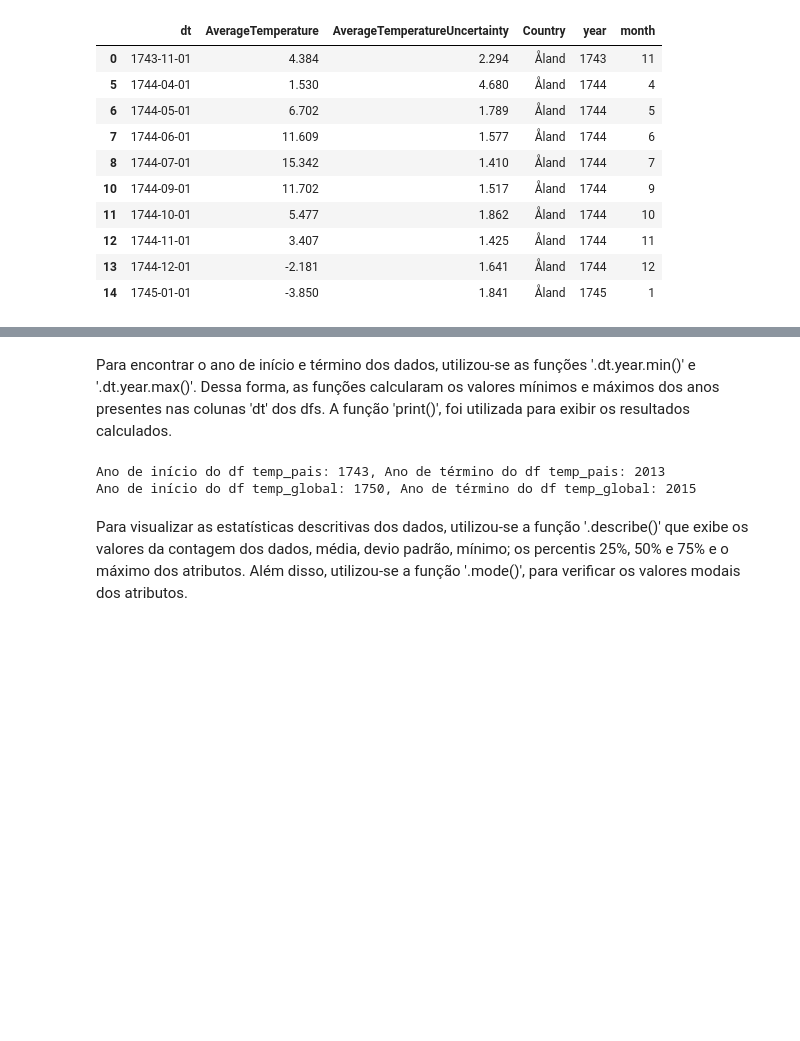
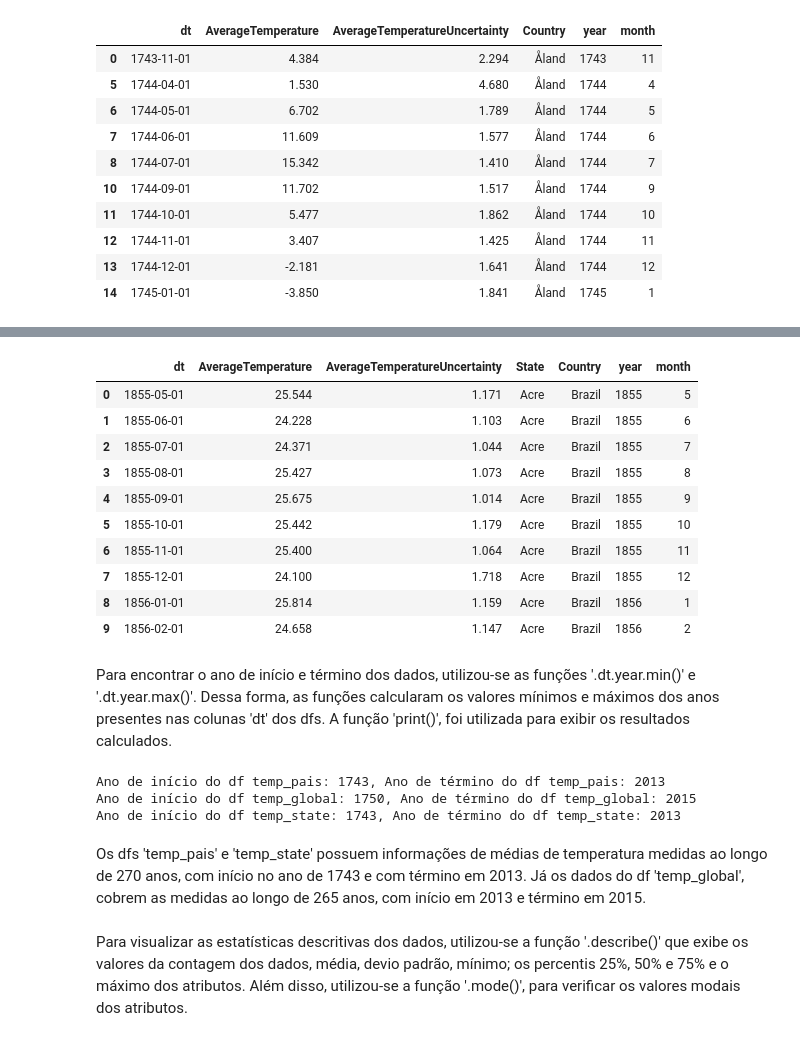
Before and after one commit to CarolineMNves/MVP_An-lise_de_dados, a Jupyter notebook: MVP_Análise_de_Dados_e_Boas_Práticas.ipynb, the cells around one changed output, grey strips where cells are left out. Drawn from its saved outputs; the diff is of its cells as text; code cells hidden in the pictures; blank space fills up the shorter version.

```diff
--- a/MVP_Análise_de_Dados_e_Boas_Práticas.ipynb
+++ b/MVP_Análise_de_Dados_e_Boas_Práticas.ipynb
@@ -117,6 +168,7 @@ url2= 'https://raw.githubusercontent.com/CarolineMNves/MVP_An-lise_de_dados/main
 #Lendo o arquivo
 temp_pais= pd.read_csv(url1, delimiter= ',') #Arquivo de temperatura média global da Terra por país
 temp_global= pd.read_csv(url2, delimiter= ',' ) #Arquivo Temperatura média global da Terra
+temp_state = pd.read_csv('/content/drive/MyDrive/GlobalLandTemperaturesByState.csv') #Arquivo Temperatura média global da Terra por estados
 # %%
 #Verificando se os arquivo foram carregados corretamente
 temp_pais.head()
@@ -233,4 +330,7 @@ temp_pais= temp_pais.dropna(subset= ['AverageTemperature'])
 temp_global= temp_global.dropna(subset= ['LandAverageTemperature'])
+# %%
+#Removendo linhas onde 'AverageTemperature' está vazia
+temp_state= temp_state.dropna(subset= ['AverageTemperature'])
 # %%
 #Verificando nulls nos dados
 temp_pais.isnull().sum()
@@ -267,6 +377,8 @@ Utilizou-se '.head(10)', a fim de  visualizar as 10 primeiras linhas de cada df
 temp_pais['dt']= pd.to_datetime(temp_pais['dt'])
 
 temp_global['dt']= pd.to_datetime(temp_global['dt'])
+
+temp_state['dt']= pd.to_datetime(temp_state['dt'])
 # %%
 #Verificando se a conversão ocorreu corretamente
 temp_pais['dt'].info()
@@ -294,11 +418,15 @@ memory usage: 49.7 KB
 # %%
 #Criando novas colunas 'Year' e 'month' para o df temp_pais
-temp_pais["year"]= temp_pais['dt'].dt.year
-temp_pais["month"]= temp_pais['dt'].dt.month
+temp_pais['year']= temp_pais['dt'].dt.year
+temp_pais['month']= temp_pais['dt'].dt.month
 
-#Criando novas colunas 'Year' e 'month' para o df temp
-temp_global["year"]= temp_global['dt'].dt.year
-temp_global["month"]= temp_global['dt'].dt.month
+#Criando novas colunas 'Year' e 'month' para o df temp_global
+temp_global['year']= temp_global['dt'].dt.year
+temp_global['month']= temp_global['dt'].dt.month
+
+#Criando novas colunas 'Year' e 'month' para o df temp_state
+temp_state['year']= temp_state['dt'].dt.year
+temp_state['month']=  temp_state['dt'].dt.month
 # %%
 #Visualizando as 10 primeiras linhas do df
 temp_pais.head(10)
@@ -329,6 +457,21 @@ temp_global.head(10)
 | 7 | 1750-08-01 | 14.750 | 2.231 | NaN | NaN | ... |
 | 8 | 1750-09-01 | 11.413 | 2.637 | NaN | NaN | ... |
 | 9 | 1750-10-01 | 6.367 | 2.668 | NaN | NaN | ... |
+# %%
+#Visualizando as 10 primeiras linhas do df
+temp_state.head(10)
+# %% [output]
+|  | dt | AverageTemperature | AverageTemperatureUncertainty | State | Country | year | month |
+| 0 | 1855-05-01 | 25.544 | 1.171 | Acre | Brazil | 1855 | 5 |
+| 1 | 1855-06-01 | 24.228 | 1.103 | Acre | Brazil | 1855 | 6 |
+| 2 | 1855-07-01 | 24.371 | 1.044 | Acre | Brazil | 1855 | 7 |
+| 3 | 1855-08-01 | 25.427 | 1.073 | Acre | Brazil | 1855 | 8 |
+| 4 | 1855-09-01 | 25.675 | 1.014 | Acre | Brazil | 1855 | 9 |
+| 5 | 1855-10-01 | 25.442 | 1.179 | Acre | Brazil | 1855 | 10 |
+| 6 | 1855-11-01 | 25.400 | 1.064 | Acre | Brazil | 1855 | 11 |
+| 7 | 1855-12-01 | 24.100 | 1.718 | Acre | Brazil | 1855 | 12 |
+| 8 | 1856-01-01 | 25.814 | 1.159 | Acre | Brazil | 1856 | 1 |
+| 9 | 1856-02-01 | 24.658 | 1.147 | Acre | Brazil | 1856 | 2 |
 # %% [markdown]
 Para encontrar o ano de início e término dos dados, utilizou-se as funções '.dt.year.min()' e '.dt.year.max()'. Dessa forma, as funções calcularam os valores mínimos e máximos dos anos presentes nas colunas 'dt' dos dfs. A função 'print()', foi utilizada para exibir os resultados calculados.
 # %%
@@ -339,13 +482,18 @@ ano_termino= temp_pais['dt'].dt.year.max()
 ano_inicio_global= temp_global['dt'].dt.year.min()
 ano_termino_global= temp_global['dt'].dt.year.max()
 
-
+ano_inicio_state= temp_state['dt'].dt.year.min()
+ano_termino_state= temp_state['dt'].dt.year.max()
 
 print(f"Ano de início do df temp_pais: {ano_inicio}, Ano de término do df temp_pais: {ano_termino}")
 print(f"Ano de início do df temp_global: {ano_inicio_global}, Ano de término do df temp_global: {ano_termino_global}")
+print(f"Ano de início do df temp_state: {ano_inicio_state}, Ano de término do df temp_state: {ano_termino_state}")
 # %% [output]
 Ano de início do df temp_pais: 1743, Ano de término do df temp_pais: 2013
 Ano de início do df temp_global: 1750, Ano de término do df temp_global: 2015
+Ano de início do df temp_state: 1743, Ano de término do df temp_state: 2013
+# %% [markdown]
+Os dfs 'temp_pais' e 'temp_state' possuem informações de médias de temperatura medidas ao longo de 270 anos, com início no ano de 1743 e com término em 2013. Já os dados do df 'temp_global', cobrem as medidas ao longo de 265 anos, com início em 2013 e término em 2015.
 # %% [markdown]
 Para visualizar as estatísticas descritivas dos dados, utilizou-se a função '.describe()' que exibe os valores da contagem dos dados, média, devio padrão, mínimo; os percentis 25%, 50% e 75% e o máximo dos atributos. Além disso, utilizou-se a função '.mode()', para verificar os valores modais dos atributos.
 # %%
```
Also changed, not shown: parts of 78 cells of this notebook.
